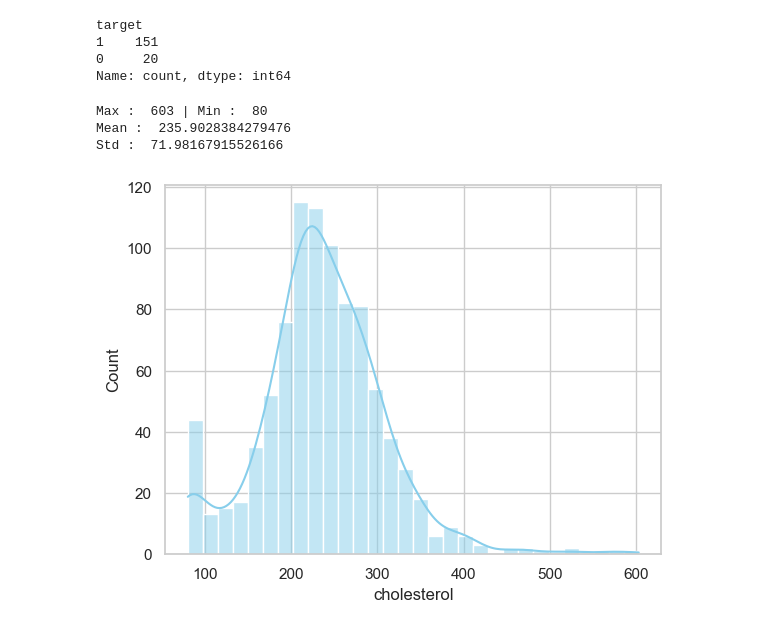
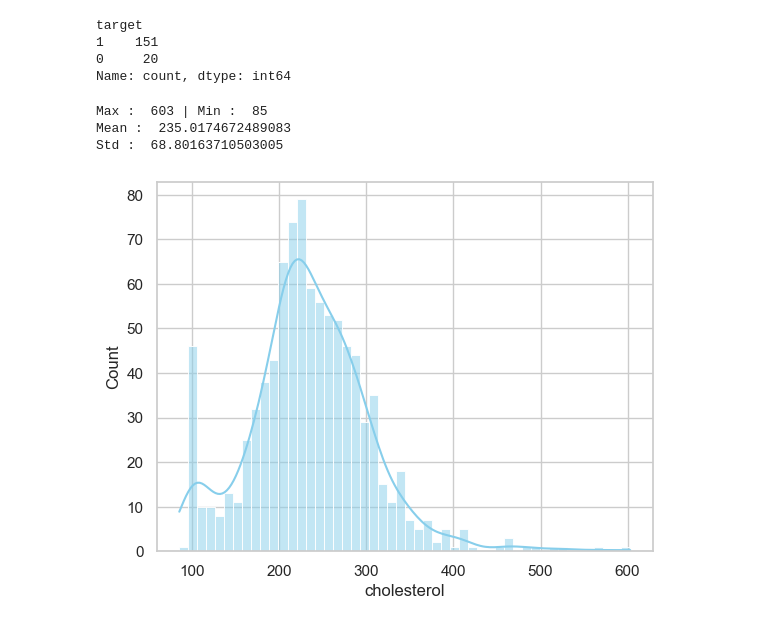
Before and after one commit to pauljo13/Heart-Disease-AI-kaggle, a Jupyter notebook: hd.ipynb, the cells around one changed output. Drawn from its saved outputs; the diff is of its cells as text; code cells hidden in the pictures.

```diff
--- a/hd.ipynb
+++ b/hd.ipynb
@@ -524,21 +526,23 @@ target
 0     20
 Name: count, dtype: int64
 # %%
+df_pre = df.copy() # 평균, 표준편차, 타겟 비율에 의한 값
+
 class_stats = df.groupby('target')['cholesterol'].agg(['mean', 'std'])
 
 def replace_outlier(row, stats):
     if row['cholesterol'] == 0:
         mean = stats.loc[row['target'], 'mean']
         std = stats.loc[row['target'], 'std']
-        return int(np.clip(np.random.normal(mean, std), 80, 600))
+        return int(np.clip(np.random.normal(mean, std), 100, 500))
     else:
         return int(row['cholesterol'])
 
 df_pre["cholesterol"] = df_pre.apply(replace_outlier, args=(class_stats,), axis=1)
 
-checkOutlier(df_pre, "cholesterol")
+checkOutlier(df_pre, "cholesterol", 50)
 # %% [output]
-Max :  603 | Min :  80
-Mean :  235.9028384279476
-Std :  71.98167915526166
+Max :  603 | Min :  85
+Mean :  235.0174672489083
+Std :  68.80163710503005
-[figure, old version]
+[figure, new version]
```
Also changed, not shown: parts of 16 cells of this notebook.
